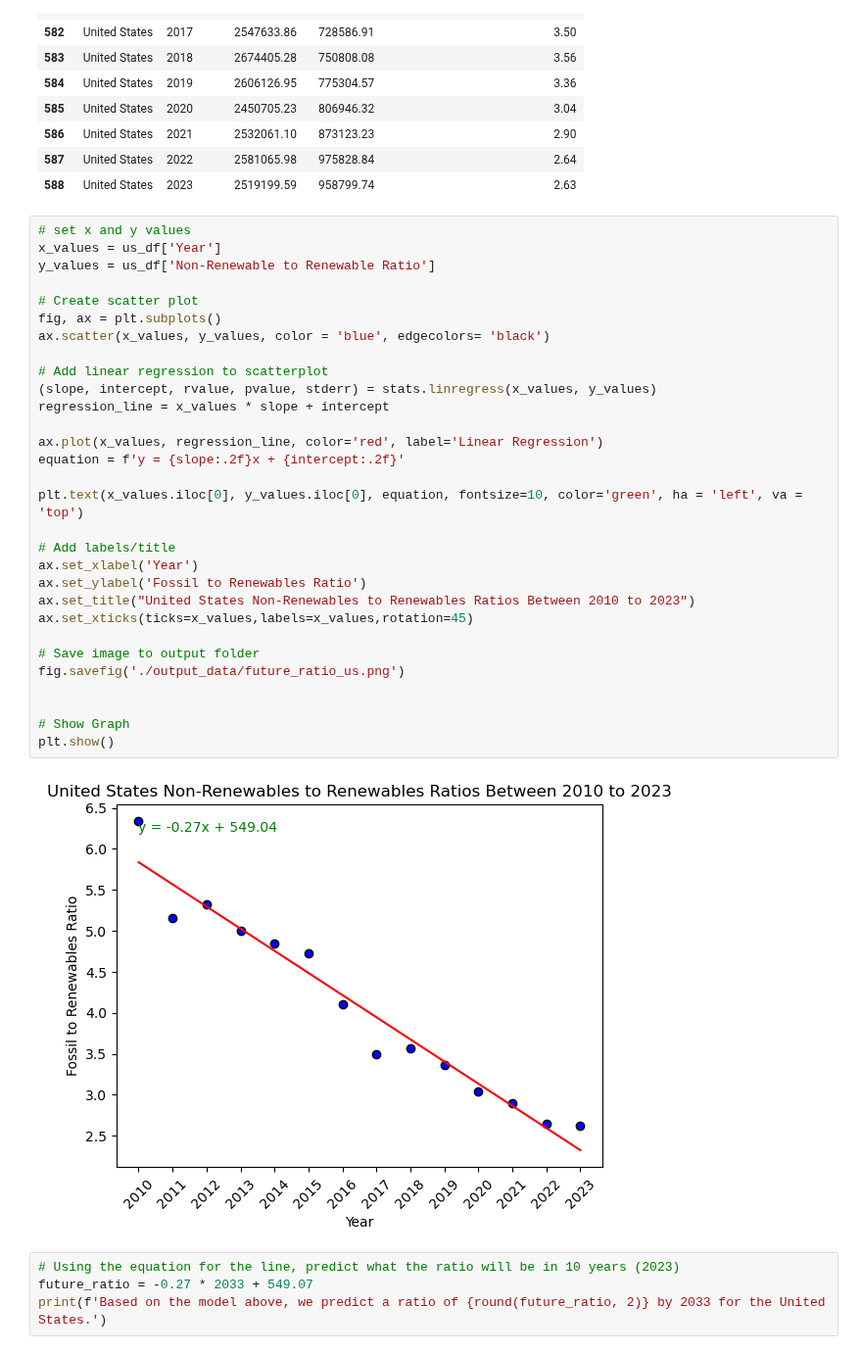
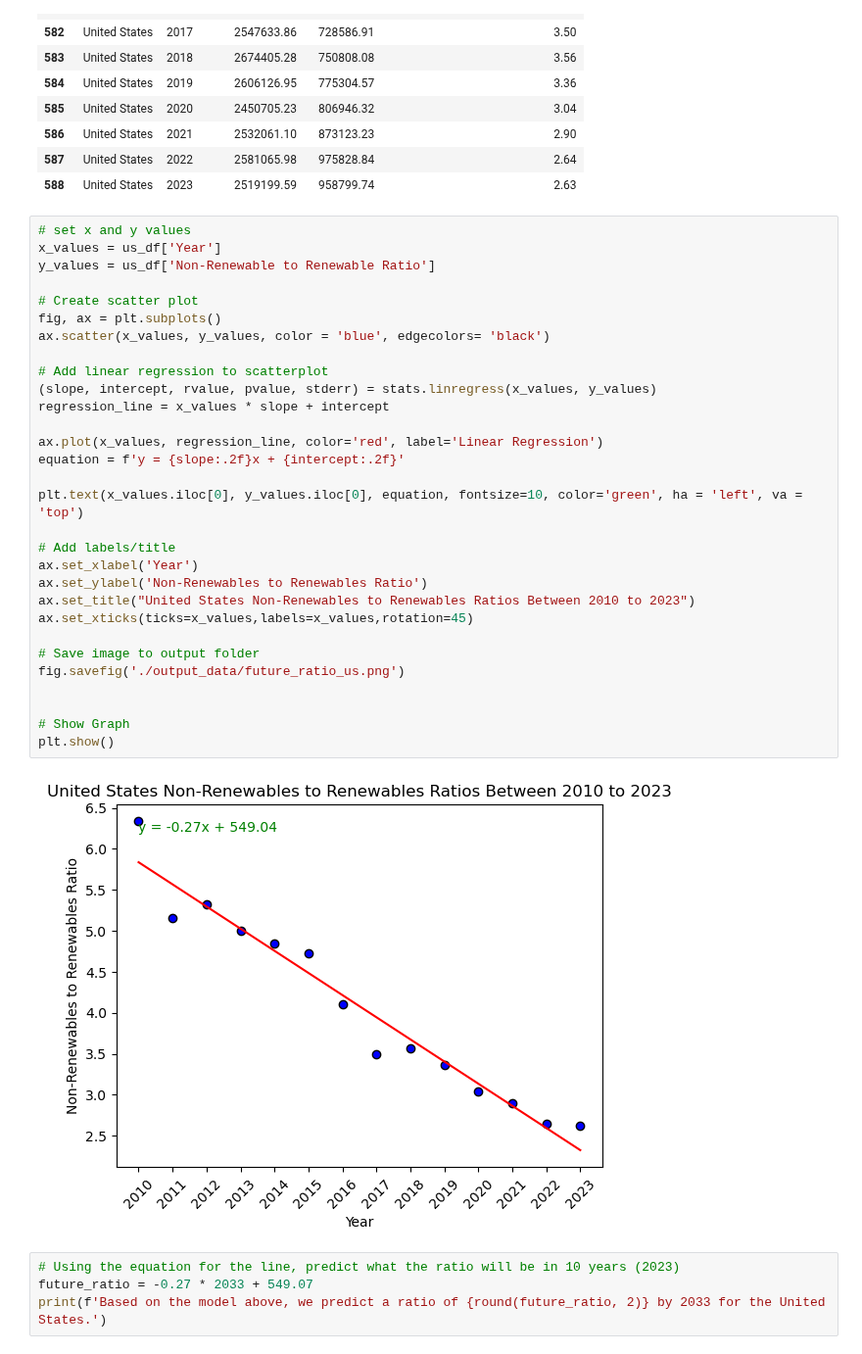
Before and after one commit to bburwinkel0721/Electric-Production, a Jupyter notebook: electricity_anaylsis.ipynb, the cells around one changed output. Shown at 98% size. Drawn from its saved outputs; the diff is of its cells as text.

```diff
--- a/electricity_anaylsis.ipynb
+++ b/electricity_anaylsis.ipynb
@@ -742,35 +742,35 @@ us_df
 # %%
 # set x and y values
 x_values = us_df['Year']
 y_values = us_df['Non-Renewable to Renewable Ratio']
 
 # Create scatter plot
 fig, ax = plt.subplots()
 ax.scatter(x_values, y_values, color = 'blue', edgecolors= 'black')
 
 # Add linear regression to scatterplot
 (slope, intercept, rvalue, pvalue, stderr) = stats.linregress(x_values, y_values)
 regression_line = x_values * slope + intercept
 
 ax.plot(x_values, regression_line, color='red', label='Linear Regression')
 equation = f'y = {slope:.2f}x + {intercept:.2f}'
 
 plt.text(x_values.iloc[0], y_values.iloc[0], equation, fontsize=10, color='green', ha = 'left', va = 'top')
 
 # Add labels/title
 ax.set_xlabel('Year')
-ax.set_ylabel('Fossil to Renewables Ratio')
+ax.set_ylabel('Non-Renewables to Renewables Ratio')
 ax.set_title("United States Non-Renewables to Renewables Ratios Between 2010 to 2023")
 ax.set_xticks(ticks=x_values,labels=x_values,rotation=45)
 
 # Save image to output folder
 fig.savefig('./output_data/future_ratio_us.png')
 
 
 # Show Graph
 plt.show()
 # %% [output]
-[figure, old version]
+[figure, new version]
 # %%
 # Using the equation for the line, predict what the ratio will be in 10 years (2023)
 future_ratio = -0.27 * 2033 + 549.07
```
Also changed, not shown: 2 other files.
